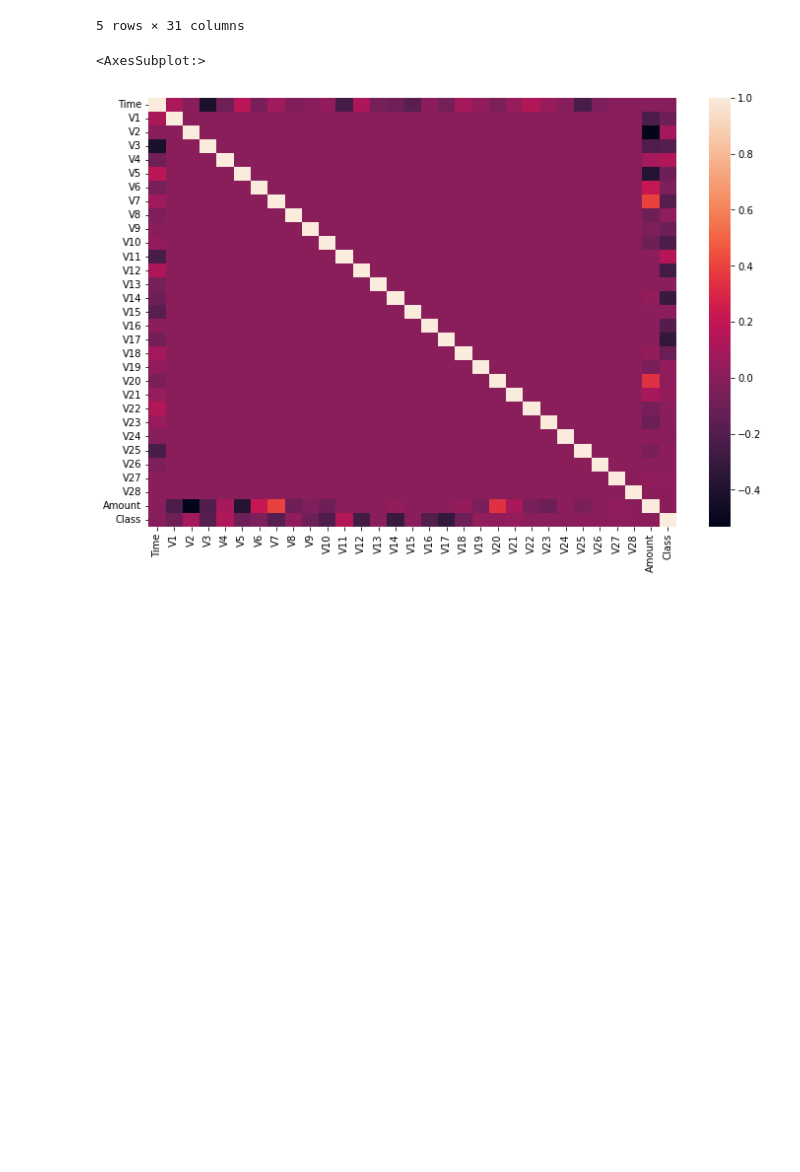
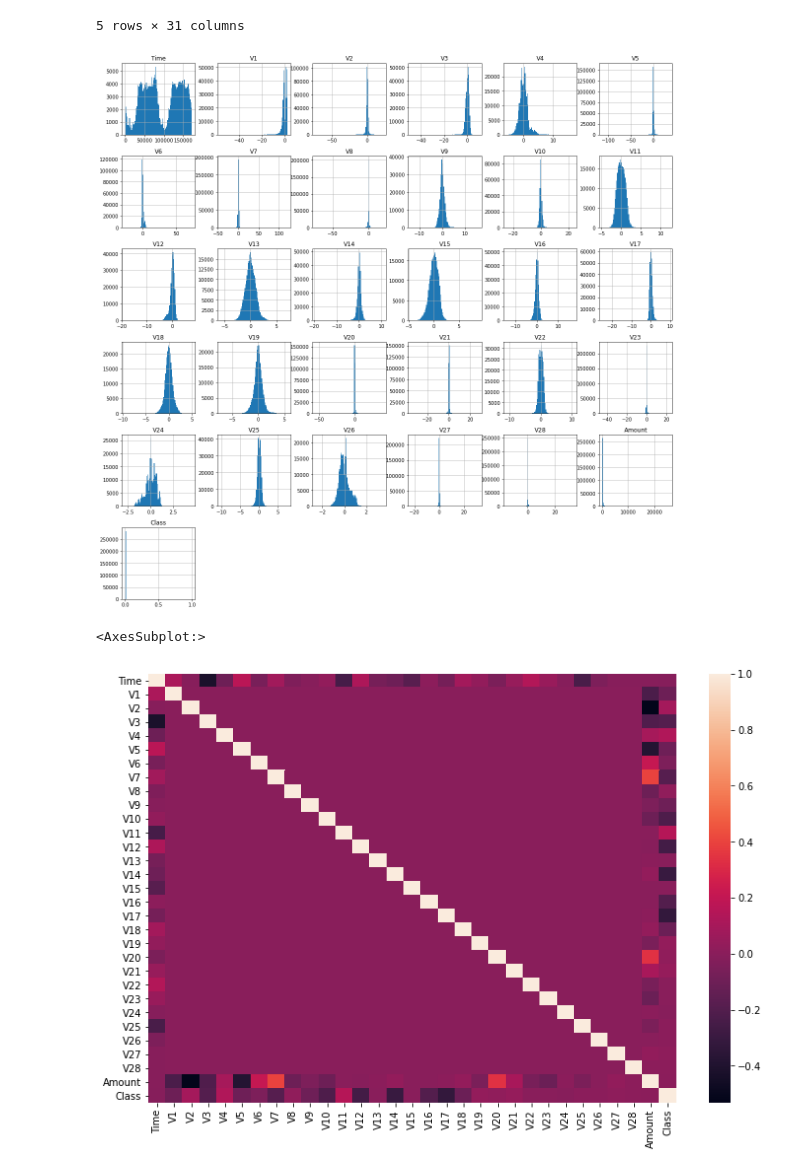
Before and after one commit to cuongmvn/CreditFraudDetection, a Jupyter notebook: notebooks/time-series-LocalOutlierFactor.ipynb, the cells around one changed output. Saved outputs shown, nothing was run; the diff lists cells and outputs as text; code cells hidden in the pictures; blank space fills up the shorter version.

```diff
--- a/notebooks/time-series-LocalOutlierFactor.ipynb
+++ b/notebooks/time-series-LocalOutlierFactor.ipynb
@@ -22,6 +24,10 @@ df.head(5)
 | 3 | 1.0 | -0.966272 | -0.185226 | 1.792993 | -0.863291 | -0.010309 | 1.247203 | 0.237609 | 0.377436 | -1.387024 | ... | ... |
 | 4 | 2.0 | -1.158233 | 0.877737 | 1.548718 | 0.403034 | -0.407193 | 0.095921 | 0.592941 | -0.270533 | 0.817739 | ... | ... |
 5 rows × 31 columns
+# %%
+hist = df.hist(bins=100, figsize = (20,20))
+# %% [output]
+[figure, added]
 # %%
 plt.figure(figsize=(12,8))
 sns.heatmap(df.corr())
```
Also changed, not shown: parts of 35 cells of this notebook, 2 other files.
